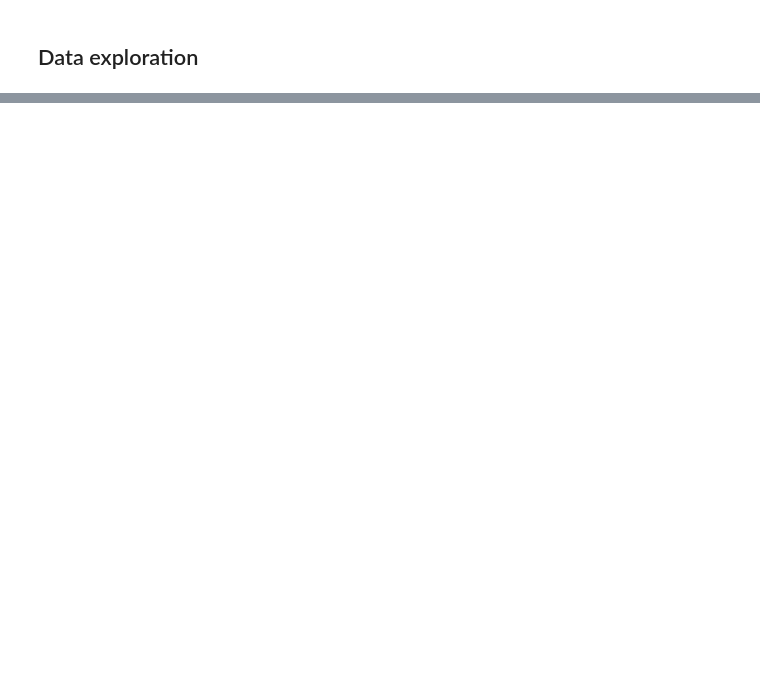
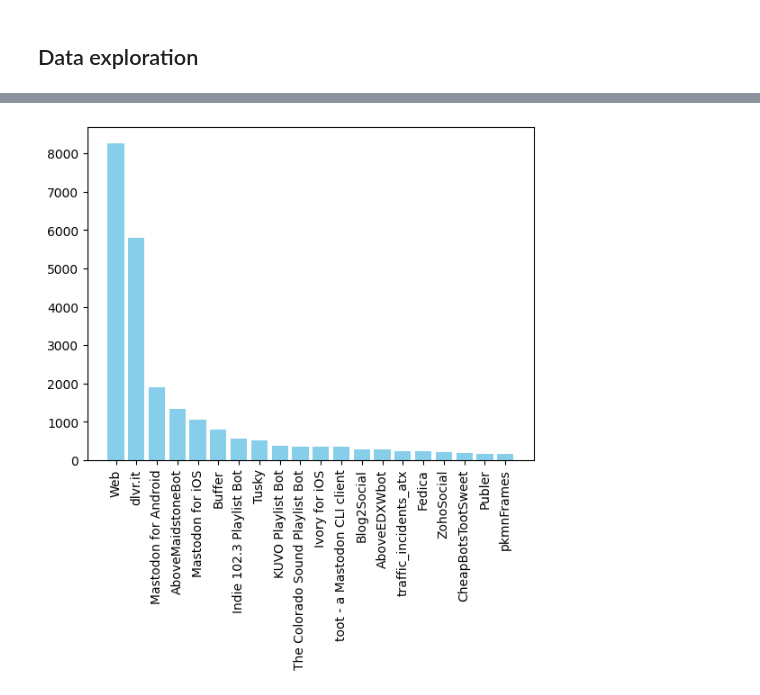
Before and after one commit to alterism/mastodon-alt-text, a Jupyter notebook: introduction_data_science_project.ipynb, the cells around one changed output, grey strips where cells are left out. Cells and saved outputs as stored; diff of their text form; code cells hidden in the pictures; blank space fills up the shorter version.

```diff
--- a/introduction_data_science_project.ipynb
+++ b/introduction_data_science_project.ipynb
@@ -203,0 +250,6 @@ ax.pie(posts_pie, labels=labels_pie, autopct='%1.1f%%')
+# %%
+##Count how many posts_counts by client
+
+#select columns we want to analyze
+data_selected = data[['client', 'posts']].head(20) # view only the first 20 clients to get a general overview of how they behave
+data_selected
@@ -203,0 +274,6 @@ ax.pie(posts_pie, labels=labels_pie, autopct='%1.1f%%')
+# %%
+#barplot: review top 20 clients with more posts
+plt.bar(data_selected['client'],data_selected['posts'],color = 'skyblue')
+plt.xticks(rotation=90)
+plt
+# %% [output]
@@ -203,0 +281 @@ ax.pie(posts_pie, labels=labels_pie, autopct='%1.1f%%')
+[figure, added]
```
Also changed, not shown: parts of 49 cells of this notebook.
